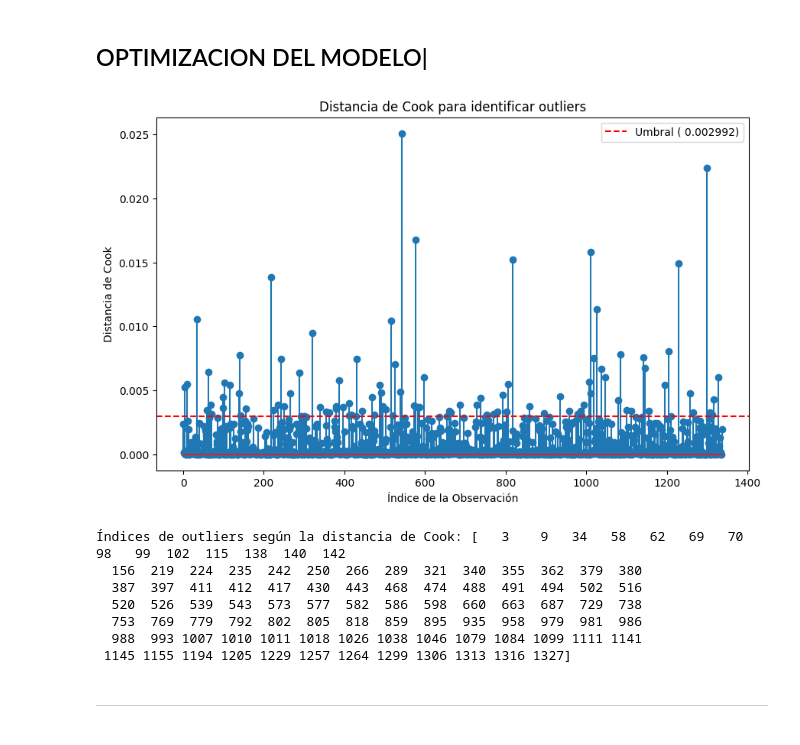
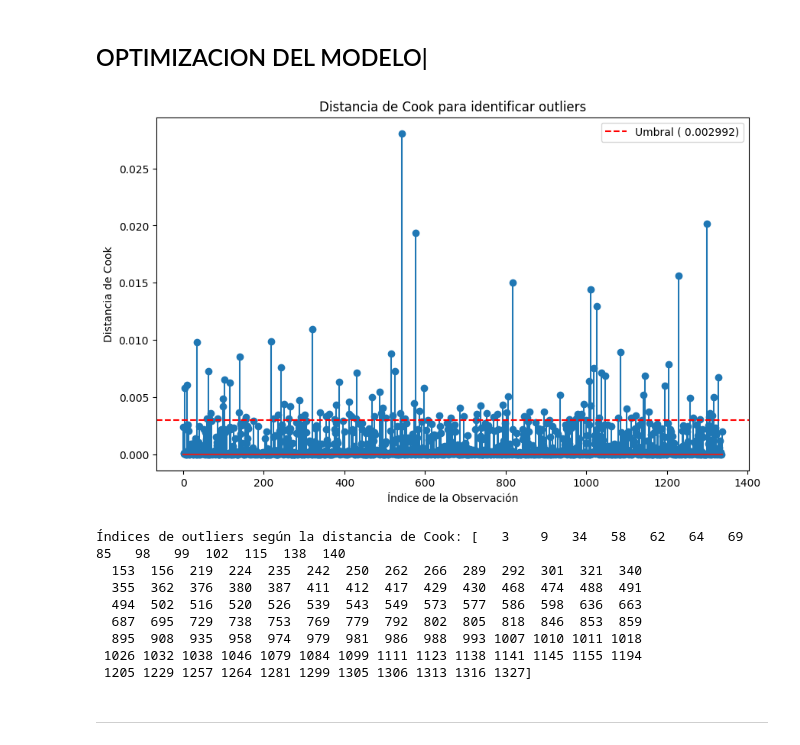
Before and after one commit to Dgasensi/regresion_lineal, a Jupyter notebook: src/explore.ipynb, the cells around one changed output. Drawn from its saved outputs; the diff is of its cells as text; code cells hidden in the pictures.

```diff
--- a/src/explore.ipynb
+++ b/src/explore.ipynb
@@ -101,7 +101,7 @@ Index(['age', 'sex', 'bmi', 'children', 'smoker', 'region', 'charges',
 # %%
 # Filtramos las columnas a usar
 df = df[['age','bmi', 'children','charges',
-       'smoker_label', 'gender_label', 'encoded_region']]
+       'smoker_label', 'gender_label']]
 # %%
 # Dividir datos en train y test
 X_train, X_test, y_train, y_test = train_test_split(df.drop('charges', axis=1), df['charges'], test_size=0.2)
@@ -146,35 +146,35 @@ OPTIMIZACION DEL MODELO|
 import statsmodels.api as sm
 
 # Suponiendo que df es tu DataFrame
-X = df[['age', 'bmi', 'children', 'smoker_label', 'gender_label', 'encoded_region']]  # Características
+X = df[['age', 'bmi', 'children', 'smoker_label', 'gender_label']]  # Características
 y = df['charges']  # Variable objetivo
 
 # Agregar una constante a X para el término intercepto
 X = sm.add_constant(X)
 
 # Ajustar el modelo de regresión lineal
 model = sm.OLS(y, X).fit()
 
 # Obtener las medidas de influencia
 influence = model.get_influence()
 cooks_d = influence.cooks_distance[0]
 
 # Graficar las distancias de Cook para visualizar puntos influyentes
 import matplotlib.pyplot as plt
 
 plt.figure(figsize=(10, 6))
 plt.stem(cooks_d)
 plt.title('Distancia de Cook para identificar outliers')
 plt.xlabel('Índice de la Observación')
 plt.ylabel('Distancia de Cook')
 # Umbral para la distancia de cook
 limite_cook = 4 / len(X)
 # Mostrar en el grafico linea horizontal punteada con el umbral
 plt.axhline(y=limite_cook, color='red', linestyle='--', label=f'Umbral ({limite_cook: .6f})')
 plt.legend()
 plt.show()
 # %% [output]
-[figure, old version]
+[figure, new version]
 # %%
 # Definimos los indices que estan porn encima del umbral definido
 outlier_indices = np.where(cooks_d > limite_cook)[0]
@@ -182,13 +182,14 @@ outlier_indices = np.where(cooks_d > limite_cook)[0]
 # Mostrar los índices de los outliers
 print("Índices de outliers según la distancia de Cook:", outlier_indices)
 # %% [output]
-Índices de outliers según la distancia de Cook: [   3    9   34   58   62   69   70   98   99  102  115  138  140  142
-  156  219  224  235  242  250  266  289  321  340  355  362  379  380
-  387  397  411  412  417  430  443  468  474  488  491  494  502  516
-  520  526  539  543  573  577  582  586  598  660  663  687  729  738
-  753  769  779  792  802  805  818  859  895  935  958  979  981  986
-  988  993 1007 1010 1011 1018 1026 1038 1046 1079 1084 1099 1111 1141
- 1145 1155 1194 1205 1229 1257 1264 1299 1306 1313 1316 1327]
+Índices de outliers según la distancia de Cook: [   3    9   34   58   62   64   69   85   98   99  102  115  138  140
+  153  156  219  224  235  242  250  262  266  289  292  301  321  340
+  355  362  376  380  387  411  412  417  429  430  468  474  488  491
+  494  502  516  520  526  539  543  549  573  577  586  598  636  663
+  687  695  729  738  753  769  779  792  802  805  818  846  853  859
+  895  908  935  958  974  979  981  986  988  993 1007 1010 1011 1018
+ 1026 1032 1038 1046 1079 1084 1099 1111 1123 1138 1141 1145 1155 1194
+ 1205 1229 1257 1264 1281 1299 1305 1306 1313 1316 1327]
 # %%
 # Eliminar outliers de los datos
 X_clean = X.drop(index=outlier_indices)
```
Also changed, not shown: parts of 8 cells of this notebook, 3 other files.
